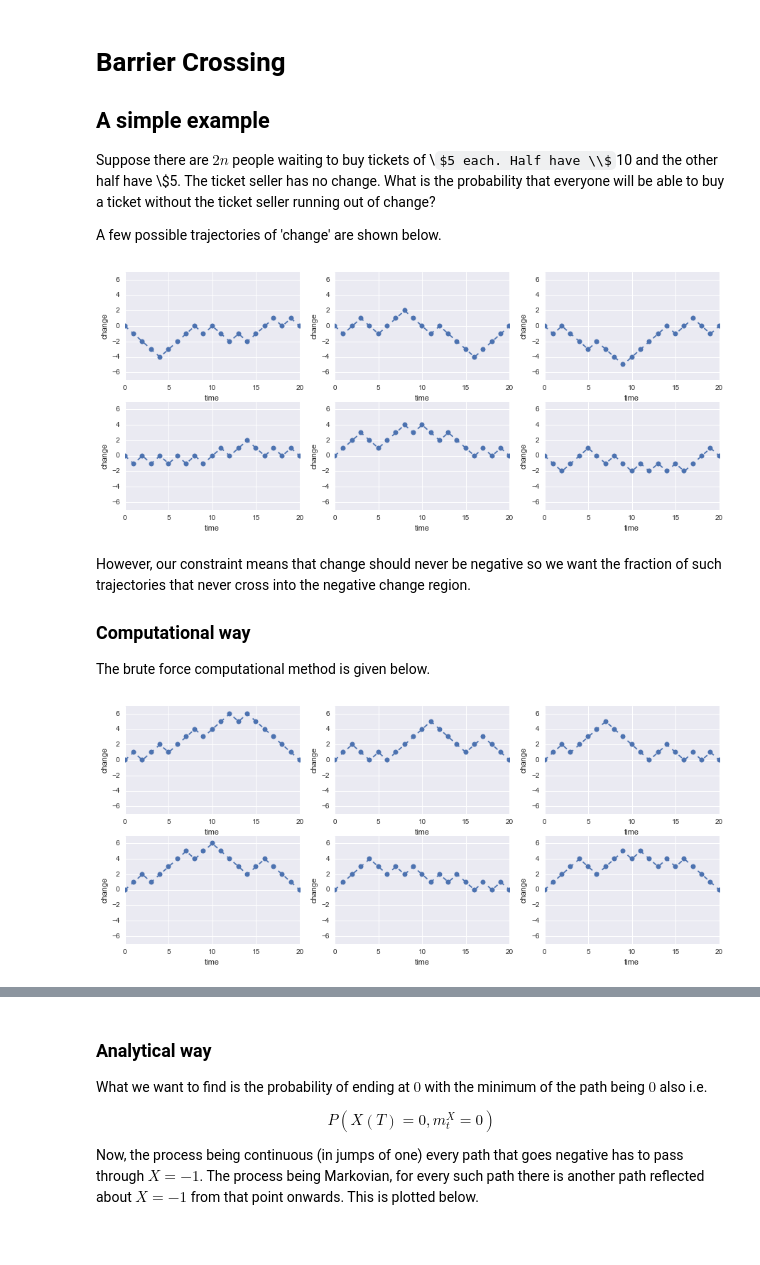
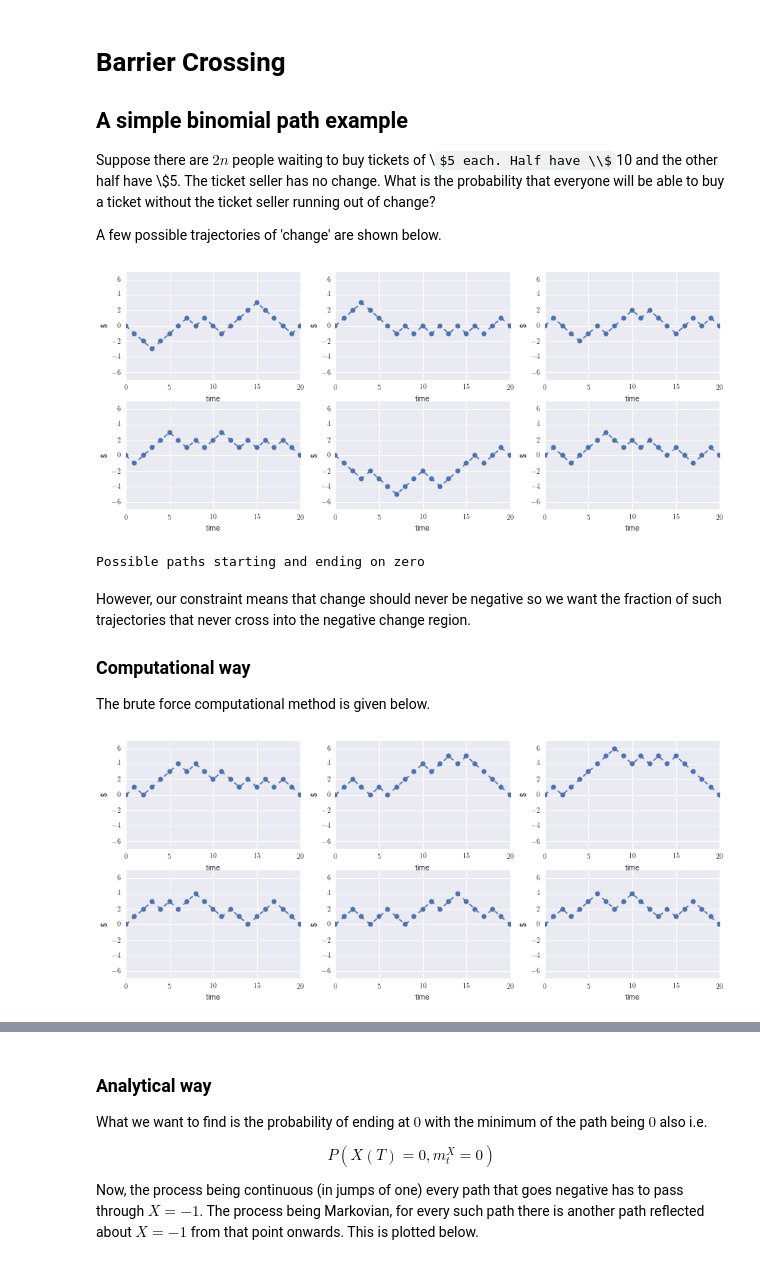
Before and after one commit to borundev/StochasticProcesses, a Jupyter notebook: BarrierCrossing.ipynb, the cells around one changed output, grey strips where cells are left out. Drawn from its saved outputs; the diff is of its cells as text; code cells hidden in the pictures; some formulas as TeX source.

```diff
--- a/BarrierCrossing.ipynb
+++ b/BarrierCrossing.ipynb
@@ -1,7 +1,7 @@
 # %% [markdown]
 # Barrier Crossing
 
-## A simple example
+## A simple binomial path example
 
 Suppose there are $2n$ people waiting to buy tickets of \\$5 each. Half have \\$10 and the other half have \\$5. The ticket seller has no change. What is the probability that everyone will be able to buy a ticket without the ticket seller running out of change?
 
@@ -18,22 +20,24 @@ from IPython.core.pylabtools import figsize
 # %%
 n=10
 
 paths=BinaryPaths(2*n+1,1,50000) # The '+1' is for the way the trajectory is labeled, the initial location is part of timeline
 paths_ending_on_zero=paths[paths[:,-1]==0]
 
 number_columns=3
 number_rows=2
 figsize(15, 6)
 for i,j in enumerate([(i/number_columns,i%number_columns) for i in range(number_columns*number_rows)]):
     plt.subplot2grid((number_rows,number_columns),j)
     plt.plot(paths_ending_on_zero[i],"--o")
     plt.xlabel("time")
-    plt.ylabel("change")
+    plt.ylabel("\$")
     plt.ylim(-7,7)
 
 plt.show()
+print "Possible paths starting and ending on zero"
 # %% [output]
-[figure, old version]
+[figure, new version]
+Possible paths starting and ending on zero
 # %% [markdown]
 However, our constraint means that change should never be negative so we want the fraction of such trajectories that never cross into the negative change region.
 
@@ -47,12 +51,12 @@ for i,j in enumerate([(i/number_columns,i%number_columns) for i in range(number_
     plt.subplot2grid((number_rows,number_columns),j)
     plt.plot(paths_ending_on_zero_and_always_positive[i],"--o")
     plt.xlabel("time")
-    plt.ylabel("change")
+    plt.ylabel("\$")
     plt.ylim(-7,7)
 
 plt.show()
 # %% [output]
-[figure, old version]
+[figure, new version]
 # %%
 from scipy.stats import sem
 print "The probability to not run out of change is "+str(1.0*paths_ending_on_zero_and_always_positive.shape[0]/paths_ending_on_zero.shape[0])
```
Also changed, not shown: parts of 8 cells of this notebook.
